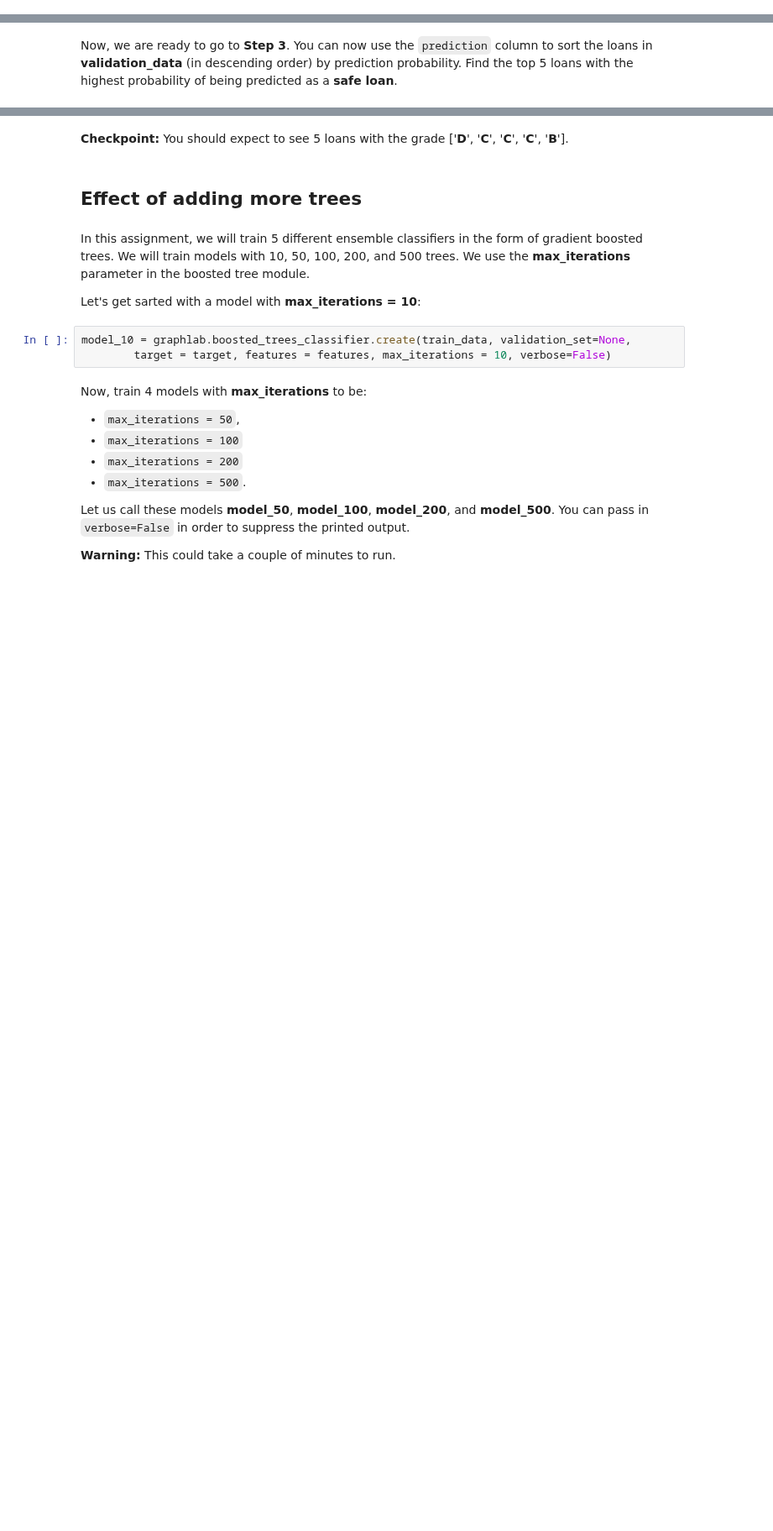
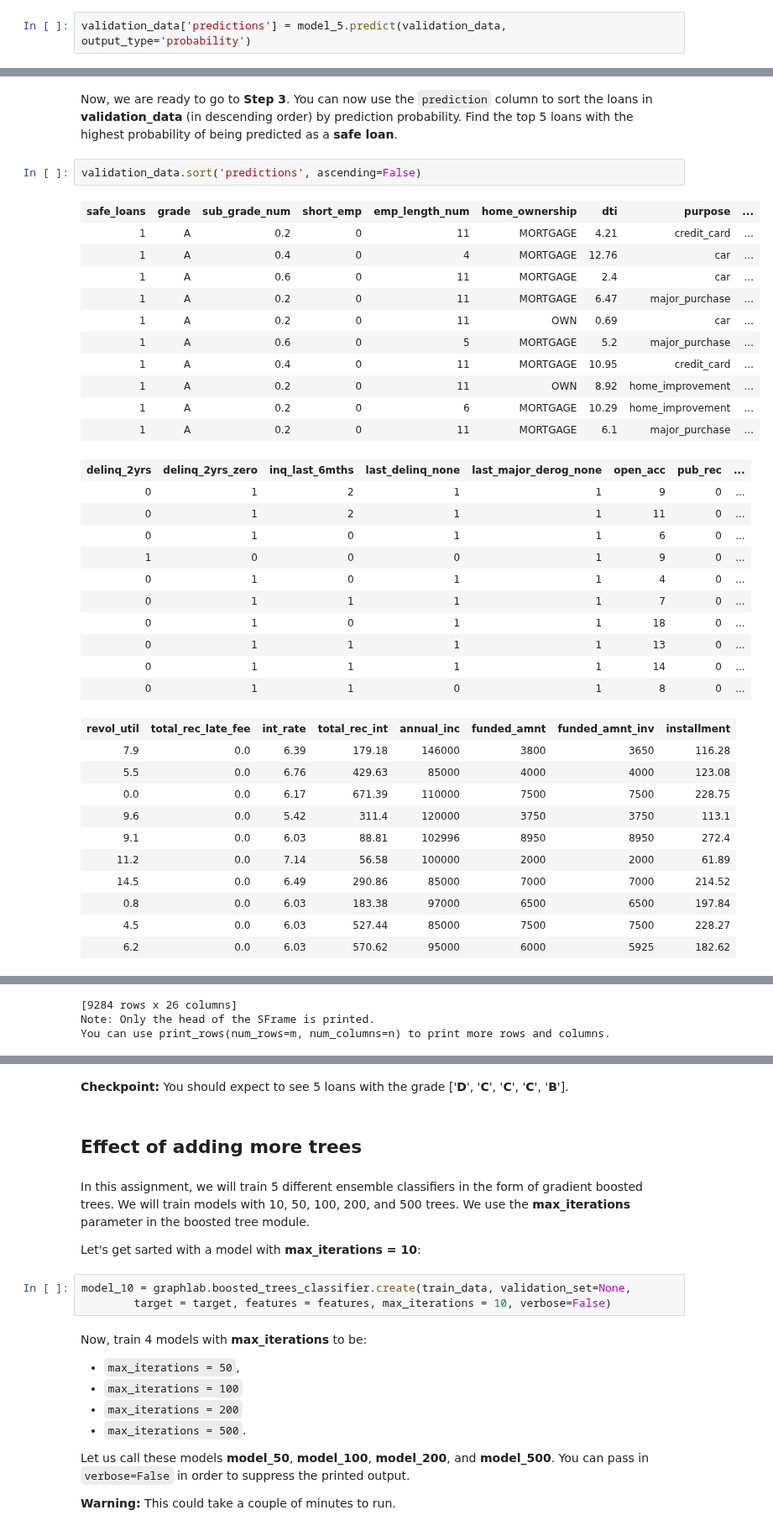
Before and after one commit to hristo-vrigazov/Machine-learning-classification, a Jupyter notebook: module-8-boosting-assignment-1-blank.ipynb, the cells around one changed output, grey strips where cells are left out. Shown at 84% size. Drawn from its saved outputs; the diff is of its cells as text; blank space fills up the shorter version.

```diff
--- a/module-8-boosting-assignment-1-blank.ipynb
+++ b/module-8-boosting-assignment-1-blank.ipynb
@@ -293,6 +343,8 @@ In this section, we will find the loans that are most likely to be predicted **s
 * **Step 3**: Sort the data (in descreasing order) by the probability predictions.
 
 Start here with **Step 1** & **Step 2**. Make predictions using **model_5** for examples in the **validation_data**. Use `output_type = probability`.
+# %%
+validation_data['predictions'] = model_5.predict(validation_data, output_type='probability')
 # %% [markdown]
 **Checkpoint:** For each row, the probabilities should be a number in the range **[0, 1]**. We have provided a simple check here to make sure your answers are correct.
 # %%
@@ -302,2 +358,38 @@ print "Expected answer : %s" % [0.4492515948736132, 0.6119100103640573,
 # %% [markdown]
 Now, we are ready to go to **Step 3**. You can now use the `prediction` column to sort the loans in **validation_data** (in descending order) by prediction probability. Find the top 5 loans with the highest probability of being predicted as a **safe loan**.
+# %%
+validation_data.sort('predictions', ascending=False)
+# %% [output]
+| safe_loans | grade | sub_grade_num | short_emp | emp_length_num | home_ownership | dti | purpose | ... |
+| 1 | A | 0.2 | 0 | 11 | MORTGAGE | 4.21 | credit_card | ... |
+| 1 | A | 0.4 | 0 | 4 | MORTGAGE | 12.76 | car | ... |
+| 1 | A | 0.6 | 0 | 11 | MORTGAGE | 2.4 | car | ... |
+| 1 | A | 0.2 | 0 | 11 | MORTGAGE | 6.47 | major_purchase | ... |
+| 1 | A | 0.2 | 0 | 11 | OWN | 0.69 | car | ... |
+| 1 | A | 0.6 | 0 | 5 | MORTGAGE | 5.2 | major_purchase | ... |
+| 1 | A | 0.4 | 0 | 11 | MORTGAGE | 10.95 | credit_card | ... |
+| 1 | A | 0.2 | 0 | 11 | OWN | 8.92 | home_improvement | ... |
+| 1 | A | 0.2 | 0 | 6 | MORTGAGE | 10.29 | home_improvement | ... |
+| 1 | A | 0.2 | 0 | 11 | MORTGAGE | 6.1 | major_purchase | ... |
+| delinq_2yrs | delinq_2yrs_zero | inq_last_6mths | last_delinq_none | last_major_derog_none | open_acc | pub_rec | ... |
+| 0 | 1 | 2 | 1 | 1 | 9 | 0 | ... |
+| 0 | 1 | 2 | 1 | 1 | 11 | 0 | ... |
+| 0 | 1 | 0 | 1 | 1 | 6 | 0 | ... |
+| 1 | 0 | 0 | 0 | 1 | 9 | 0 | ... |
+| 0 | 1 | 0 | 1 | 1 | 4 | 0 | ... |
+| 0 | 1 | 1 | 1 | 1 | 7 | 0 | ... |
+| 0 | 1 | 0 | 1 | 1 | 18 | 0 | ... |
+| 0 | 1 | 1 | 1 | 1 | 13 | 0 | ... |
+| 0 | 1 | 1 | 1 | 1 | 14 | 0 | ... |
+| 0 | 1 | 1 | 0 | 1 | 8 | 0 | ... |
+| revol_util | total_rec_late_fee | int_rate | total_rec_int | annual_inc | funded_amnt | funded_amnt_inv | installment |
+| 7.9 | 0.0 | 6.39 | 179.18 | 146000 | 3800 | 3650 | 116.28 |
+| 5.5 | 0.0 | 6.76 | 429.63 | 85000 | 4000 | 4000 | 123.08 |
+| 0.0 | 0.0 | 6.17 | 671.39 | 110000 | 7500 | 7500 | 228.75 |
+| 9.6 | 0.0 | 5.42 | 311.4 | 120000 | 3750 | 3750 | 113.1 |
+| 9.1 | 0.0 | 6.03 | 88.81 | 102996 | 8950 | 8950 | 272.4 |
+| 11.2 | 0.0 | 7.14 | 56.58 | 100000 | 2000 | 2000 | 61.89 |
+| 14.5 | 0.0 | 6.49 | 290.86 | 85000 | 7000 | 7000 | 214.52 |
+| 0.8 | 0.0 | 6.03 | 183.38 | 97000 | 6500 | 6500 | 197.84 |
+| 4.5 | 0.0 | 6.03 | 527.44 | 85000 | 7500 | 7500 | 228.27 |
+| 6.2 | 0.0 | 6.03 | 570.62 | 95000 | 6000 | 5925 | 182.62 |
@@ -304 +407,4 @@ Now, we are ready to go to **Step 3**. You can now use the `prediction` column t
+[9284 rows x 26 columns]
+Note: Only the head of the SFrame is printed.
+You can use print_rows(num_rows=m, num_columns=n) to print more rows and columns.
 # %% [markdown]
```
Also changed, not shown: parts of 22 cells of this notebook.
